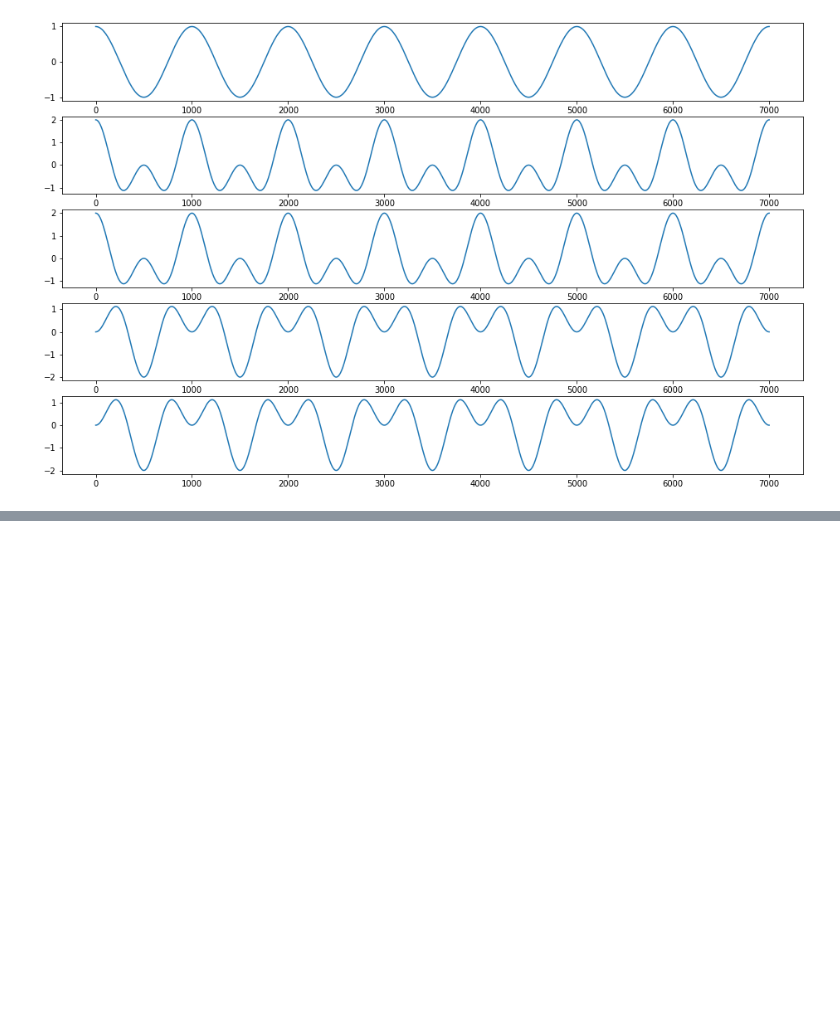
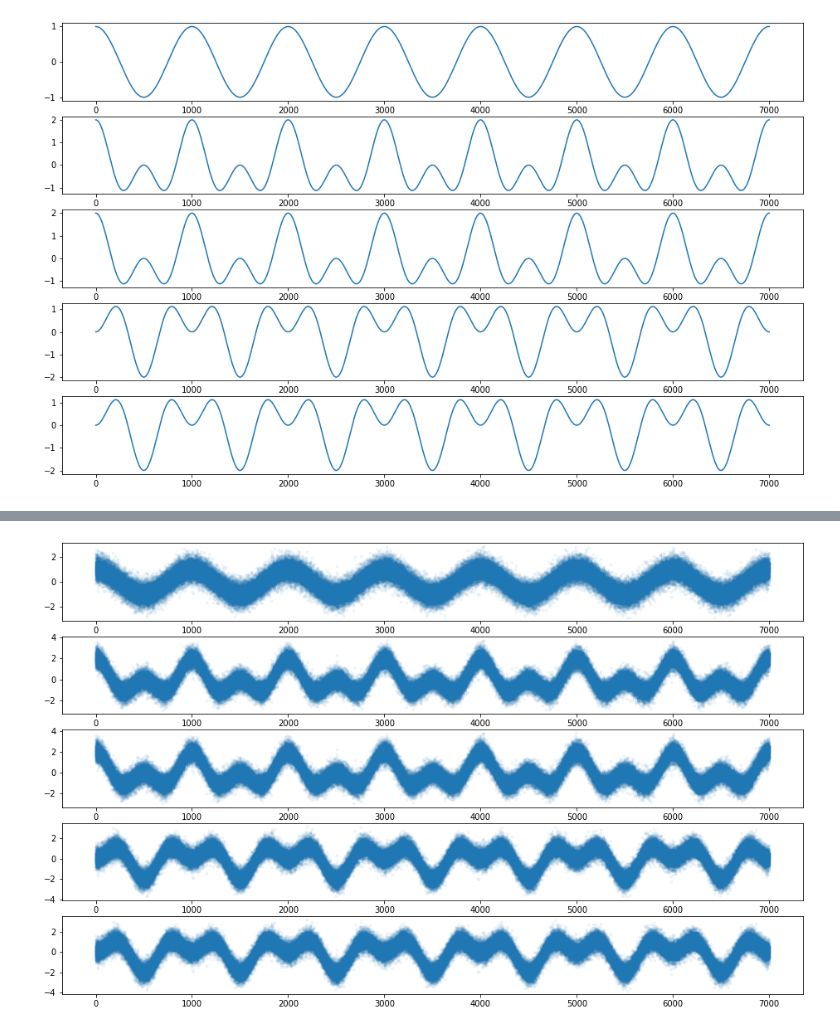
Before and after one commit to LauraRichter/examples, a Jupyter notebook: long_notebook.ipynb, the cells around one changed output, grey strips where cells are left out. Saved outputs shown, nothing was run; the diff lists cells and outputs as text; code cells hidden in the pictures; blank space fills up the shorter version.

```diff
--- a/long_notebook.ipynb
+++ b/long_notebook.ipynb
@@ -71,0 +88,9 @@ ax[4].plot(x, y1 + y5);
+# %%
+fig, ax = plt.subplots(5, 1, figsize=(16,10))
+ax[0].plot(x, y1, '.', alpha=0.05)
+ax[1].plot(x, y1 + y2, '.', alpha=0.05)
+ax[2].plot(x, y1 + y3, '.', alpha=0.05)
+ax[3].plot(x, y1 + y4, '.', alpha=0.05)
+ax[4].plot(x, y1 + y5, '.', alpha=0.05);
+# %% [output]
+[figure, added]
```
Also changed, not shown: parts of 3 cells of this notebook.
